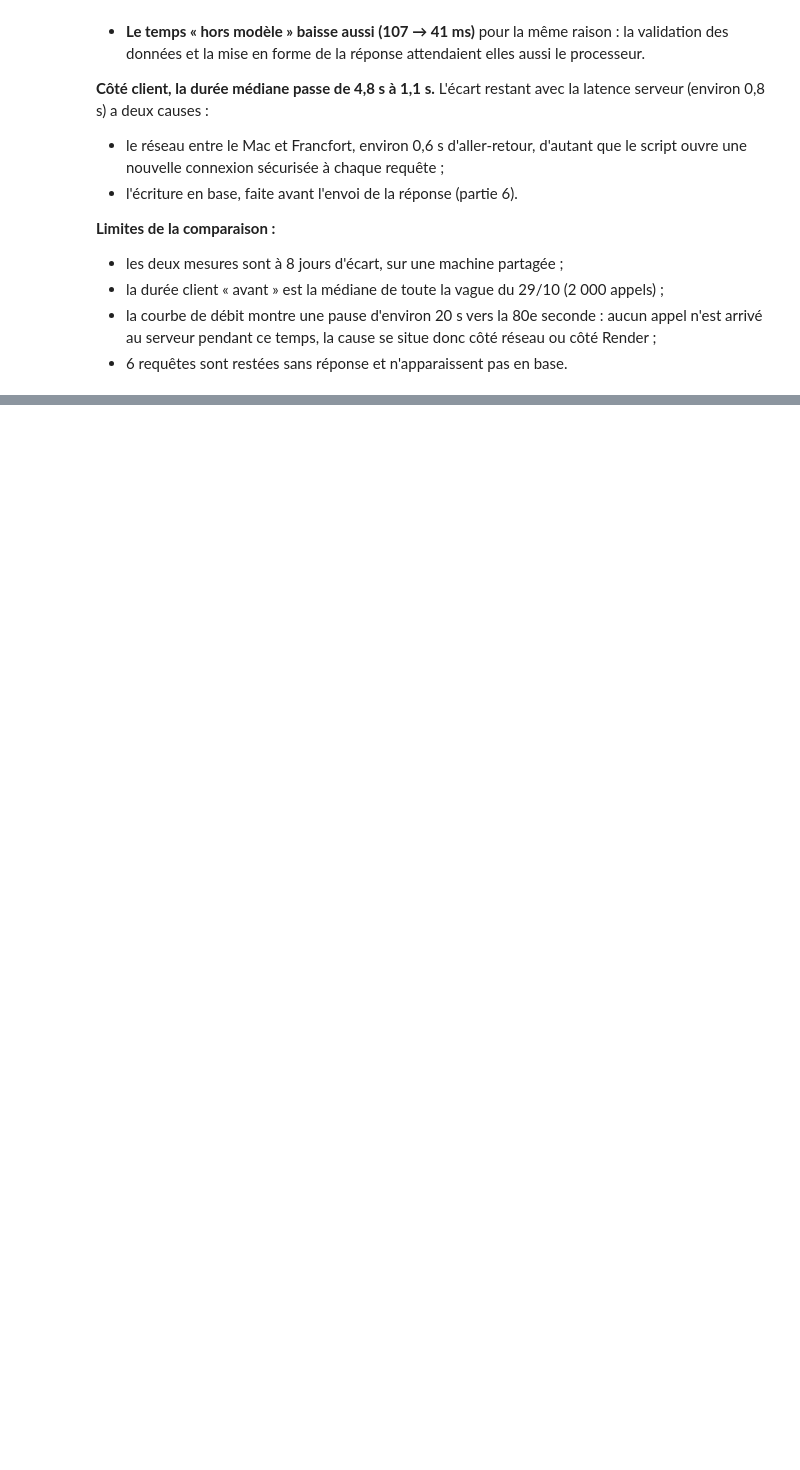
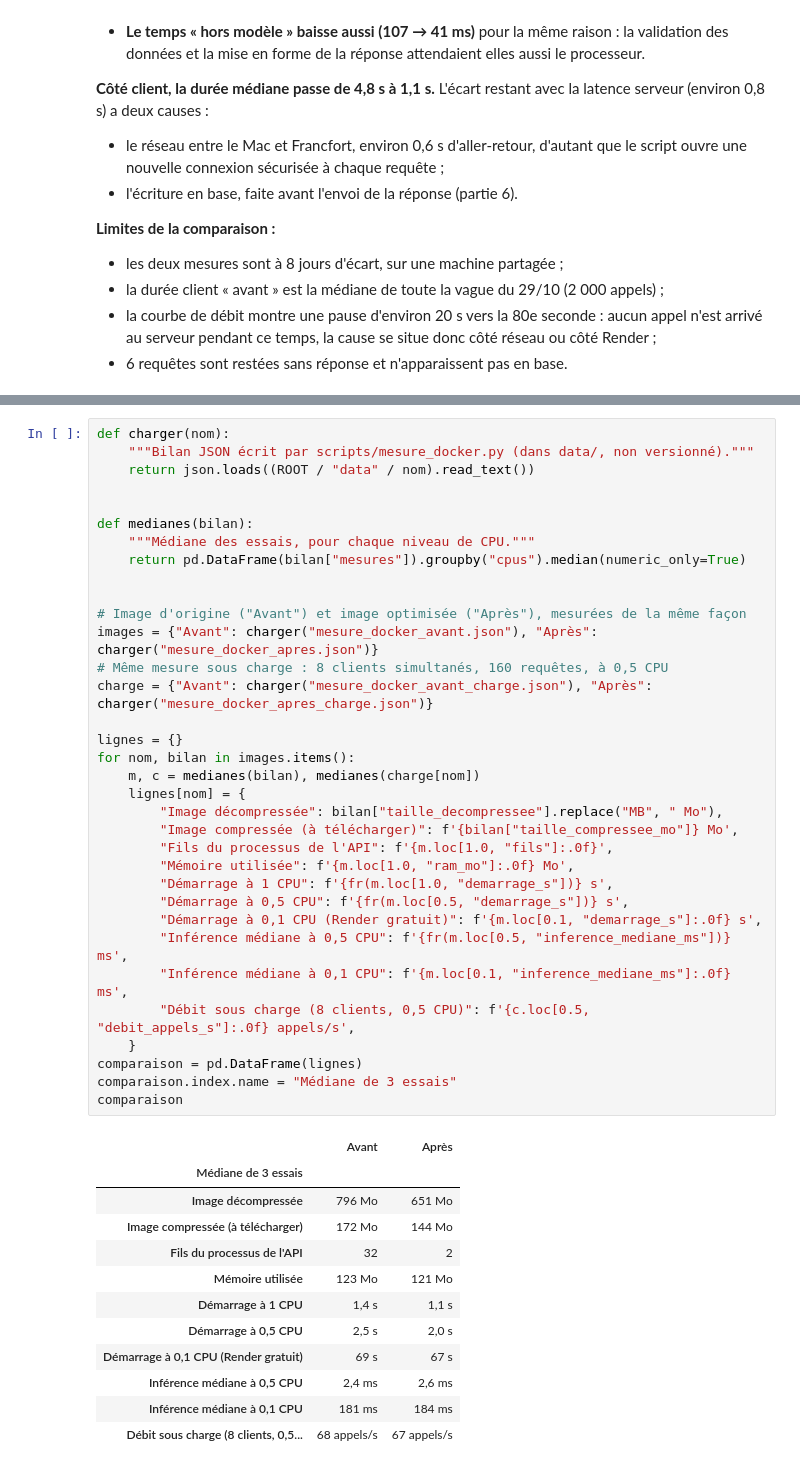
Before and after one commit to Hadri2T/Projet_8, a Jupyter notebook: notebooks/03_optimisation_performances.ipynb, the cells around one changed output, grey strips where cells are left out. Cells and saved outputs as stored; diff of their text form; blank space fills up the shorter version.

```diff
--- a/notebooks/03_optimisation_performances.ipynb
+++ b/notebooks/03_optimisation_performances.ipynb
@@ -589,0 +623,47 @@ Après : en moyenne 1.6 requêtes en cours de traitement en même temps dans le
+# %%
+def charger(nom):
+    """Bilan JSON écrit par scripts/mesure_docker.py (dans data/, non versionné)."""
+    return json.loads((ROOT / "data" / nom).read_text())
+
+
+def medianes(bilan):
+    """Médiane des essais, pour chaque niveau de CPU."""
+    return pd.DataFrame(bilan["mesures"]).groupby("cpus").median(numeric_only=True)
+
+
+# Image d'origine ("Avant") et image optimisée ("Après"), mesurées de la même façon
+images = {"Avant": charger("mesure_docker_avant.json"), "Après": charger("mesure_docker_apres.json")}
+# Même mesure sous charge : 8 clients simultanés, 160 requêtes, à 0,5 CPU
+charge = {"Avant": charger("mesure_docker_avant_charge.json"), "Après": charger("mesure_docker_apres_charge.json")}
+
+lignes = {}
+for nom, bilan in images.items():
+    m, c = medianes(bilan), medianes(charge[nom])
+    lignes[nom] = {
+        "Image décompressée": bilan["taille_decompressee"].replace("MB", " Mo"),
+        "Image compressée (à télécharger)": f'{bilan["taille_compressee_mo"]} Mo',
+        "Fils du processus de l'API": f'{m.loc[1.0, "fils"]:.0f}',
+        "Mémoire utilisée": f'{m.loc[1.0, "ram_mo"]:.0f} Mo',
+        "Démarrage à 1 CPU": f'{fr(m.loc[1.0, "demarrage_s"])} s',
+        "Démarrage à 0,5 CPU": f'{fr(m.loc[0.5, "demarrage_s"])} s',
+        "Démarrage à 0,1 CPU (Render gratuit)": f'{m.loc[0.1, "demarrage_s"]:.0f} s',
+        "Inférence médiane à 0,5 CPU": f'{fr(m.loc[0.5, "inference_mediane_ms"])} ms',
+        "Inférence médiane à 0,1 CPU": f'{m.loc[0.1, "inference_mediane_ms"]:.0f} ms',
+        "Débit sous charge (8 clients, 0,5 CPU)": f'{c.loc[0.5, "debit_appels_s"]:.0f} appels/s',
+    }
+comparaison = pd.DataFrame(lignes)
+comparaison.index.name = "Médiane de 3 essais"
+comparaison
+# %% [output]
+|  | Avant | Après |
+| Médiane de 3 essais |  |  |
+| Image décompressée | 796 Mo | 651 Mo |
+| Image compressée (à télécharger) | 172 Mo | 144 Mo |
+| Fils du processus de l'API | 32 | 2 |
+| Mémoire utilisée | 123 Mo | 121 Mo |
+| Démarrage à 1 CPU | 1,4 s | 1,1 s |
+| Démarrage à 0,5 CPU | 2,5 s | 2,0 s |
+| Démarrage à 0,1 CPU (Render gratuit) | 69 s | 67 s |
+| Inférence médiane à 0,5 CPU | 2,4 ms | 2,6 ms |
+| Inférence médiane à 0,1 CPU | 181 ms | 184 ms |
+| Débit sous charge (8 clients, 0,5... | 68 appels/s | 67 appels/s |
```
Also changed, not shown: parts of 17 cells of this notebook, 3 other files.
